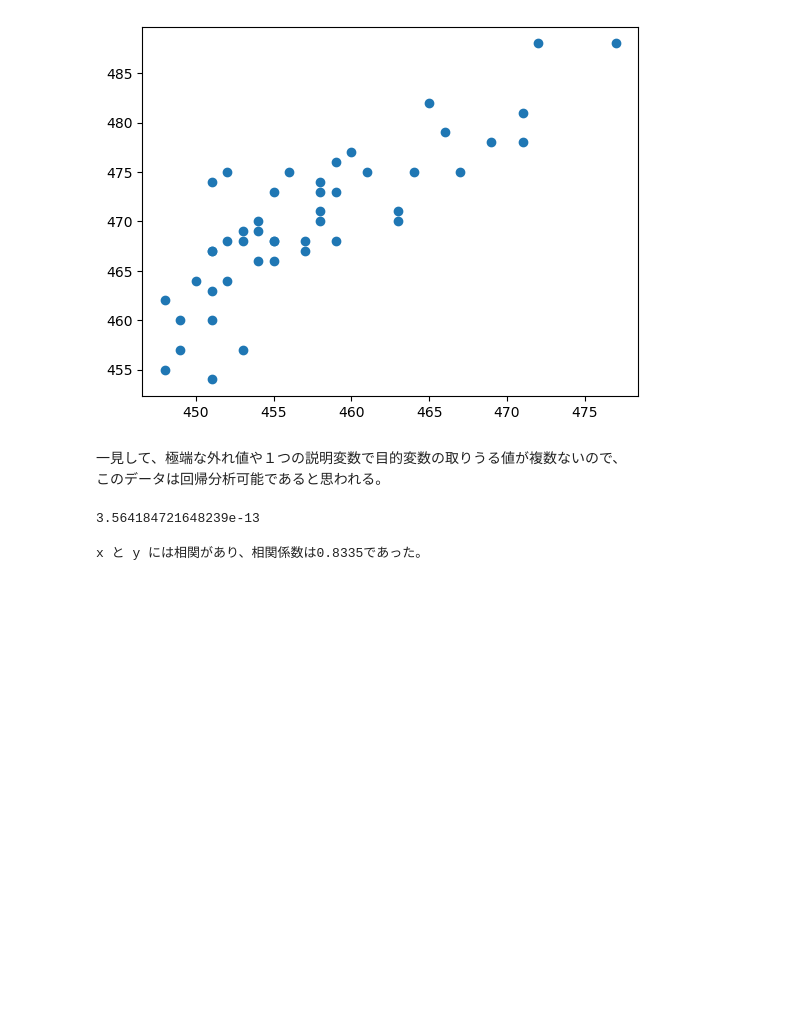
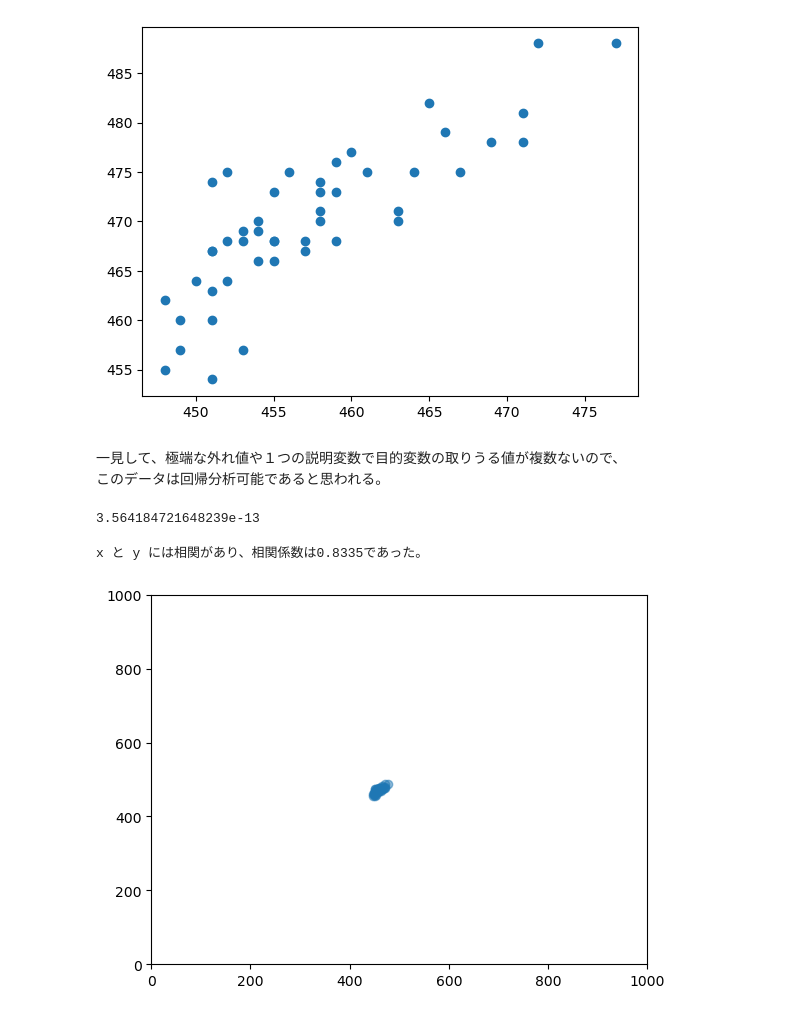
Before and after one commit to rick9524/simple_regression, a Jupyter notebook: 回帰分析レポート.ipynb, the cells around one changed output. Drawn from its saved outputs; the diff is of its cells as text; code cells hidden in the pictures; blank space fills up the shorter version.

```diff
--- a/回帰分析レポート.ipynb
+++ b/回帰分析レポート.ipynb
@@ -58,3 +59,10 @@ else:
     print(f'x と y には相関がない可能性を排除できなかった')
 # %% [output]
 x と y には相関があり、相関係数は0.8335であった。
+# %%
+plt.scatter(x,y,alpha=0.5)
+plt.xlim(xmin=0,xmax=1000)
+plt.ylim(ymin=0,ymax=1000)
+plt.show()
+# %% [output]
+[figure, added]
```
Also changed, not shown: parts of 15 cells of this notebook.
